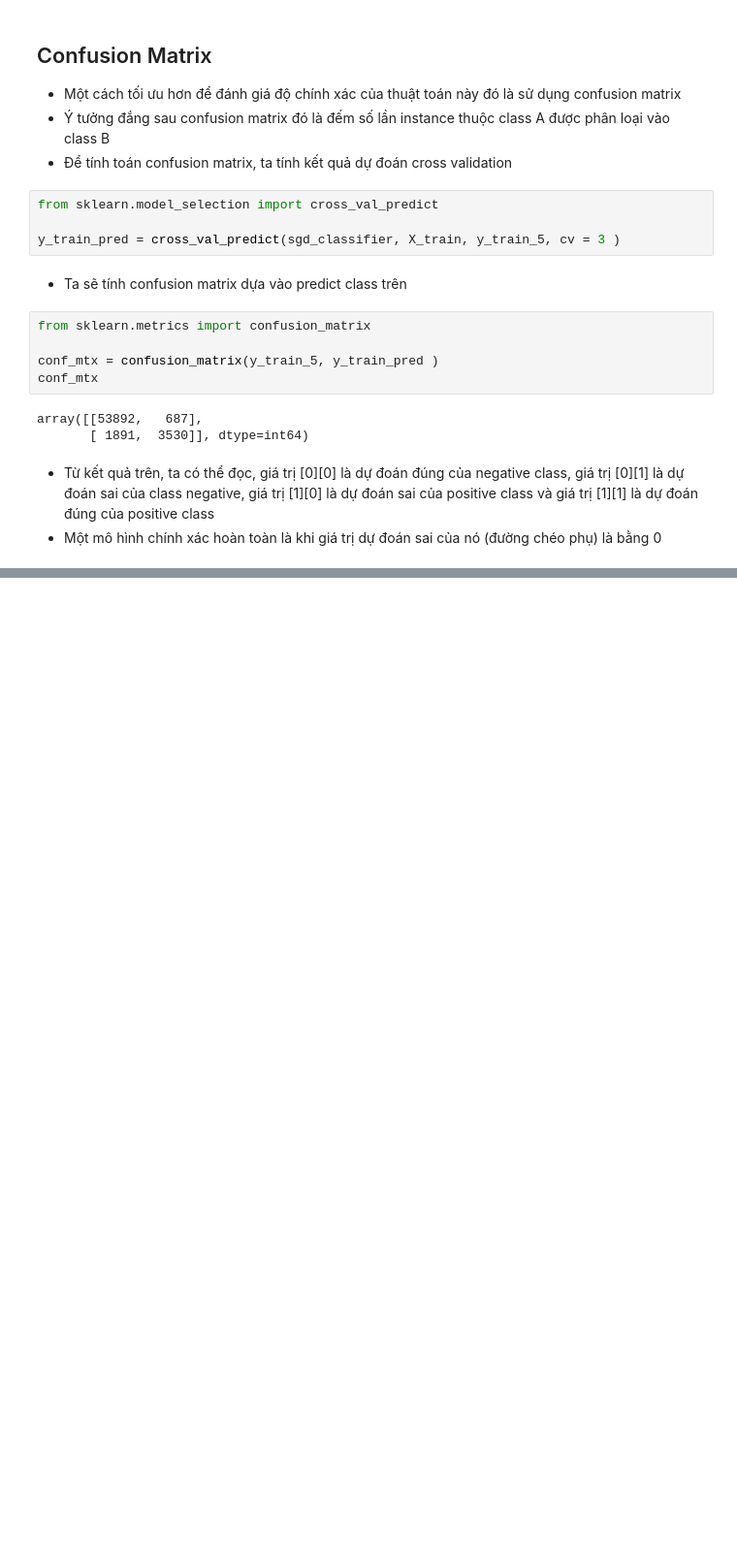
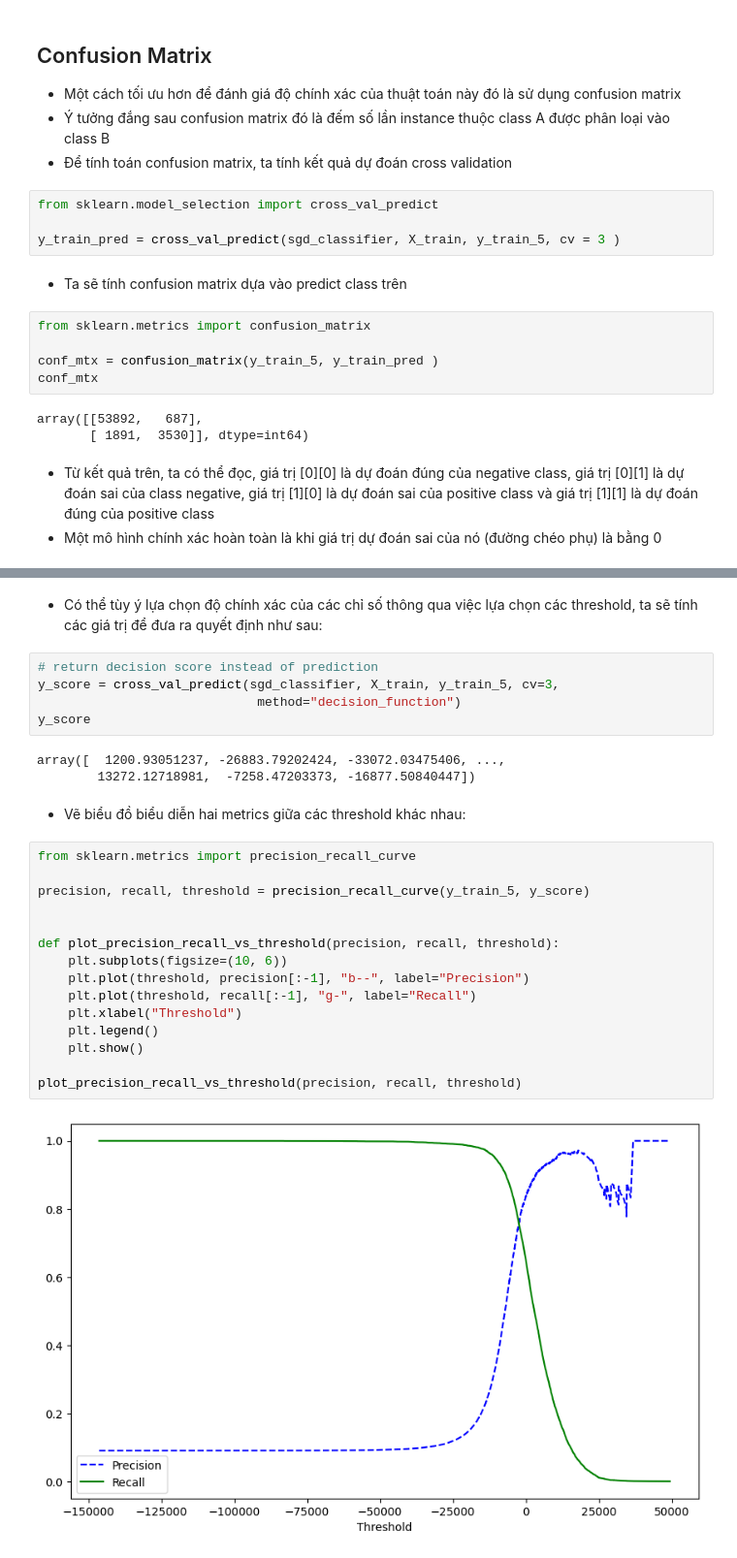
Before and after one commit to trungviet17/Practical_Machine_Learning, a Jupyter notebook: Hands_On_Machine_Learning_note/Chapter_3_Classification/MNIST-Classification.ipynb, the cells around one changed output, grey strips where cells are left out. Shown at 97% size. Saved outputs shown, nothing was run; the diff lists cells and outputs as text; blank space fills up the shorter version.

```diff
--- a/Hands_On_Machine_Learning_note/Chapter_3_Classification/MNIST-Classification.ipynb
+++ b/Hands_On_Machine_Learning_note/Chapter_3_Classification/MNIST-Classification.ipynb
@@ -124,0 +157,29 @@ array([[53892,   687],
+# %% [markdown]
+- Có thể tùy ý lựa chọn độ chính xác của các chỉ số thông qua việc lựa chọn các threshold, ta sẽ tính các giá trị để đưa ra quyết định như sau:
+# %%
+# return decision score instead of prediction
+y_score = cross_val_predict(sgd_classifier, X_train, y_train_5, cv=3,
+                             method="decision_function")
+y_score
+# %% [output]
+array([  1200.93051237, -26883.79202424, -33072.03475406, ...,
+        13272.12718981,  -7258.47203373, -16877.50840447])
+# %% [markdown]
+- Vẽ biểu đồ biểu diễn hai metrics giữa các threshold khác nhau:
+# %%
+from sklearn.metrics import precision_recall_curve
+
+precision, recall, threshold = precision_recall_curve(y_train_5, y_score)
+
+
+def plot_precision_recall_vs_threshold(precision, recall, threshold):
+    plt.subplots(figsize=(10, 6))
+    plt.plot(threshold, precision[:-1], "b--", label="Precision")
+    plt.plot(threshold, recall[:-1], "g-", label="Recall")
+    plt.xlabel("Threshold")
+    plt.legend()
+    plt.show()
+
+plot_precision_recall_vs_threshold(precision, recall, threshold)
+# %% [output]
+[figure, added]
```
Also changed, not shown: parts of 32 cells of this notebook, 3 other files.
